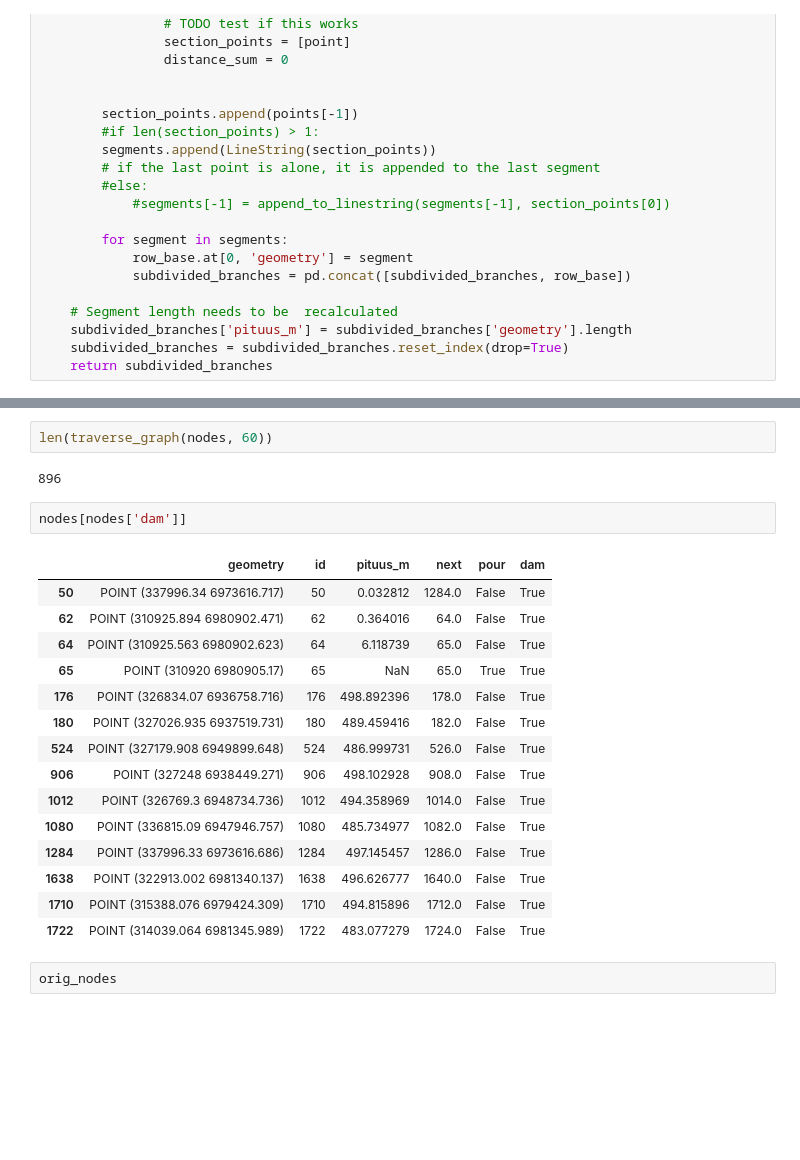
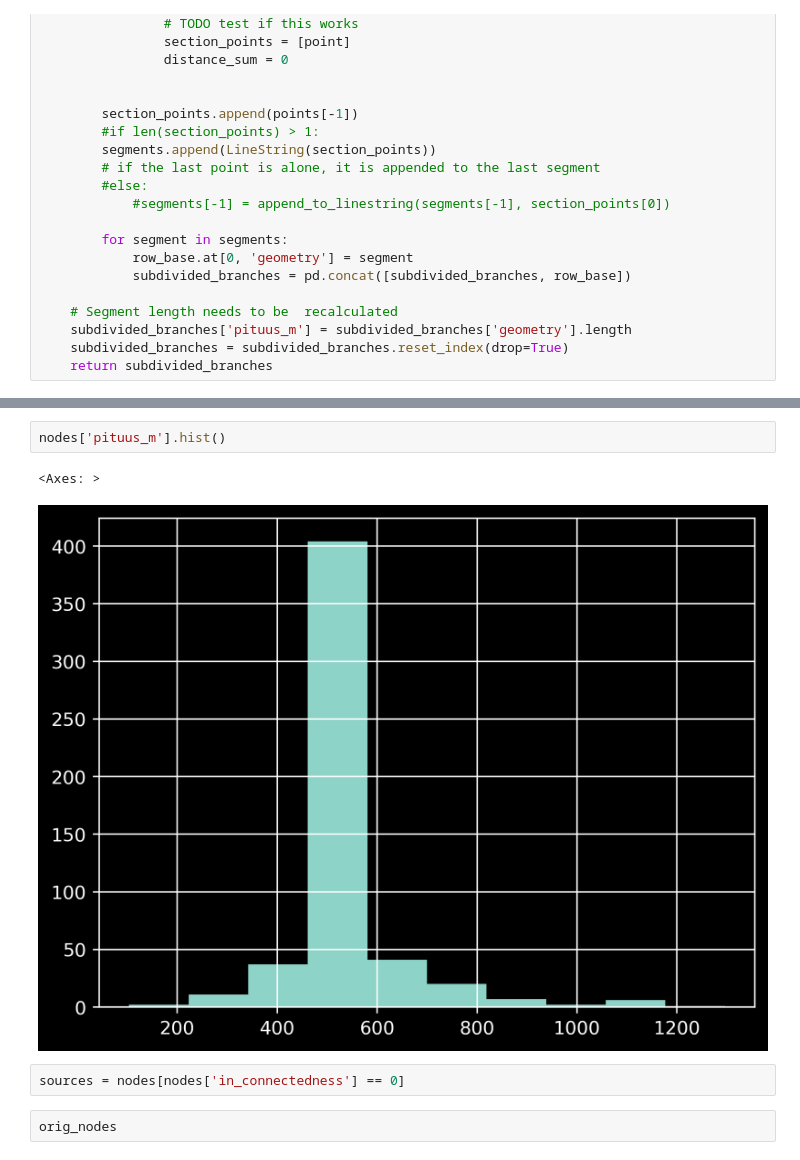
Before and after one commit to iiroseppa/CAMELS-FI, a Jupyter notebook: network_analysis/stream_processing_v2.ipynb, the cells around one changed output, grey strips where cells are left out. Saved outputs shown, nothing was run; the diff lists cells and outputs as text; blank space fills up the shorter version.

```diff
--- a/network_analysis/stream_processing_v2.ipynb
+++ b/network_analysis/stream_processing_v2.ipynb
@@ -455,25 +402,10 @@ plt.axis('off')
 # %%
-len(traverse_graph(nodes, 60))
+nodes['pituus_m'].hist()
 # %% [output]
-896
+<Axes: >
+[figure, added]
 # %%
-nodes[nodes['dam']]
+sources = nodes[nodes['in_connectedness'] == 0]
-# %% [output]
-|  | geometry | id | pituus_m | next | pour | dam |
-| 50 | POINT (337996.34 6973616.717) | 50 | 0.032812 | 1284.0 | False | True |
-| 62 | POINT (310925.894 6980902.471) | 62 | 0.364016 | 64.0 | False | True |
-| 64 | POINT (310925.563 6980902.623) | 64 | 6.118739 | 65.0 | False | True |
-| 65 | POINT (310920 6980905.17) | 65 | NaN | 65.0 | True | True |
-| 176 | POINT (326834.07 6936758.716) | 176 | 498.892396 | 178.0 | False | True |
-| 180 | POINT (327026.935 6937519.731) | 180 | 489.459416 | 182.0 | False | True |
-| 524 | POINT (327179.908 6949899.648) | 524 | 486.999731 | 526.0 | False | True |
-| 906 | POINT (327248 6938449.271) | 906 | 498.102928 | 908.0 | False | True |
-| 1012 | POINT (326769.3 6948734.736) | 1012 | 494.358969 | 1014.0 | False | True |
-| 1080 | POINT (336815.09 6947946.757) | 1080 | 485.734977 | 1082.0 | False | True |
-| 1284 | POINT (337996.33 6973616.686) | 1284 | 497.145457 | 1286.0 | False | True |
-| 1638 | POINT (322913.002 6981340.137) | 1638 | 496.626777 | 1640.0 | False | True |
-| 1710 | POINT (315388.076 6979424.309) | 1710 | 494.815896 | 1712.0 | False | True |
-| 1722 | POINT (314039.064 6981345.989) | 1722 | 483.077279 | 1724.0 | False | True |
 # %%
 orig_nodes
 # %% [output]
```
Also changed, not shown: parts of 5 cells of this notebook, 1 other file.
